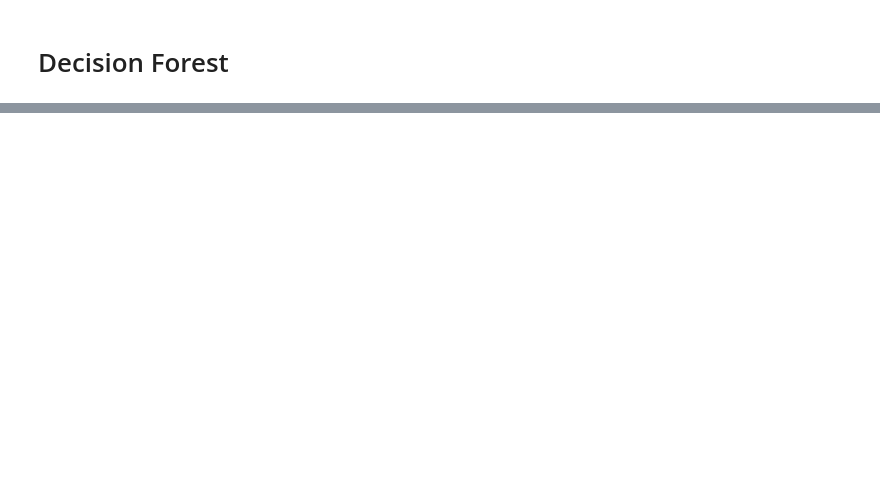
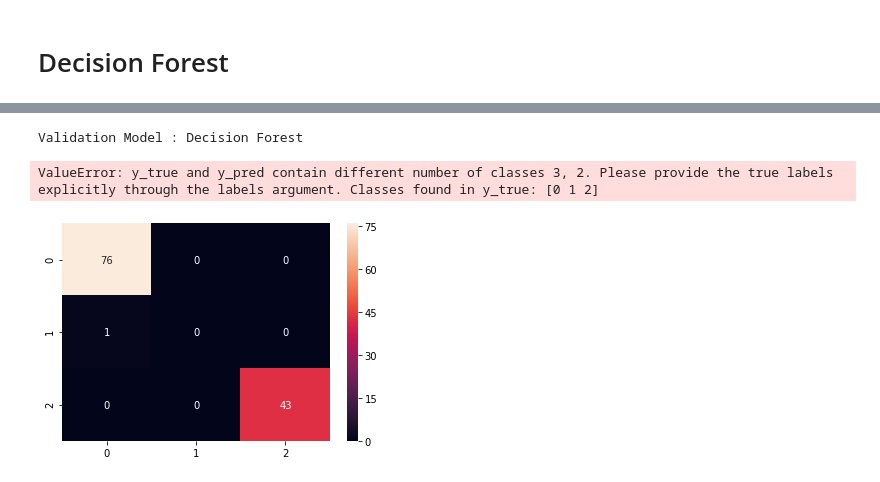
Before and after one commit to sellaziz/projet-ml-imta, a Jupyter notebook: binary-classification/BinaryClassificationProject.ipynb, the cells around one changed output, grey strips where cells are left out. Saved outputs shown, nothing was run; the diff lists cells and outputs as text; code cells hidden in the pictures; blank space fills up the shorter version.

```diff
--- a/binary-classification/BinaryClassificationProject.ipynb
+++ b/binary-classification/BinaryClassificationProject.ipynb
@@ -452,0 +486,18 @@ Predic_AdaBoost = testAdaBoost(Class_AdaBoost, X_test)
+# %%
+# Training Decision Trees
+Disease_Class_DeciForest = trainDecisionForest(X_train_disease, y_train_disease, 100)
+Disease_Class_AdaBoost = trainAdaBoost(X_train_disease, y_train_disease, 100)
+
+# Test Decision Trees
+Disease_Predic_DeciForest = testDecisionForest(Disease_Class_DeciForest, X_test_disease)
+Disease_Predic_AdaBoost = testAdaBoost(Disease_Class_AdaBoost, X_test_disease)
+# %%
+# Decision Trees Validation
+Disease_Conf_DeciForest = confusionMatrix(y_test_disease, Disease_Predic_DeciForest)
+
+print('Validation Model : Decision Forest')
+validateModel(y_test_disease, Disease_Predic_DeciForest)
+# %% [output]
+Validation Model : Decision Forest
+ValueError: y_true and y_pred contain different number of classes 3, 2. Please provide the true labels explicitly through the labels argument. Classes found in y_true: [0 1 2]
+[figure, added]
```
Also changed, not shown: parts of 20 cells of this notebook, 1 other file.
